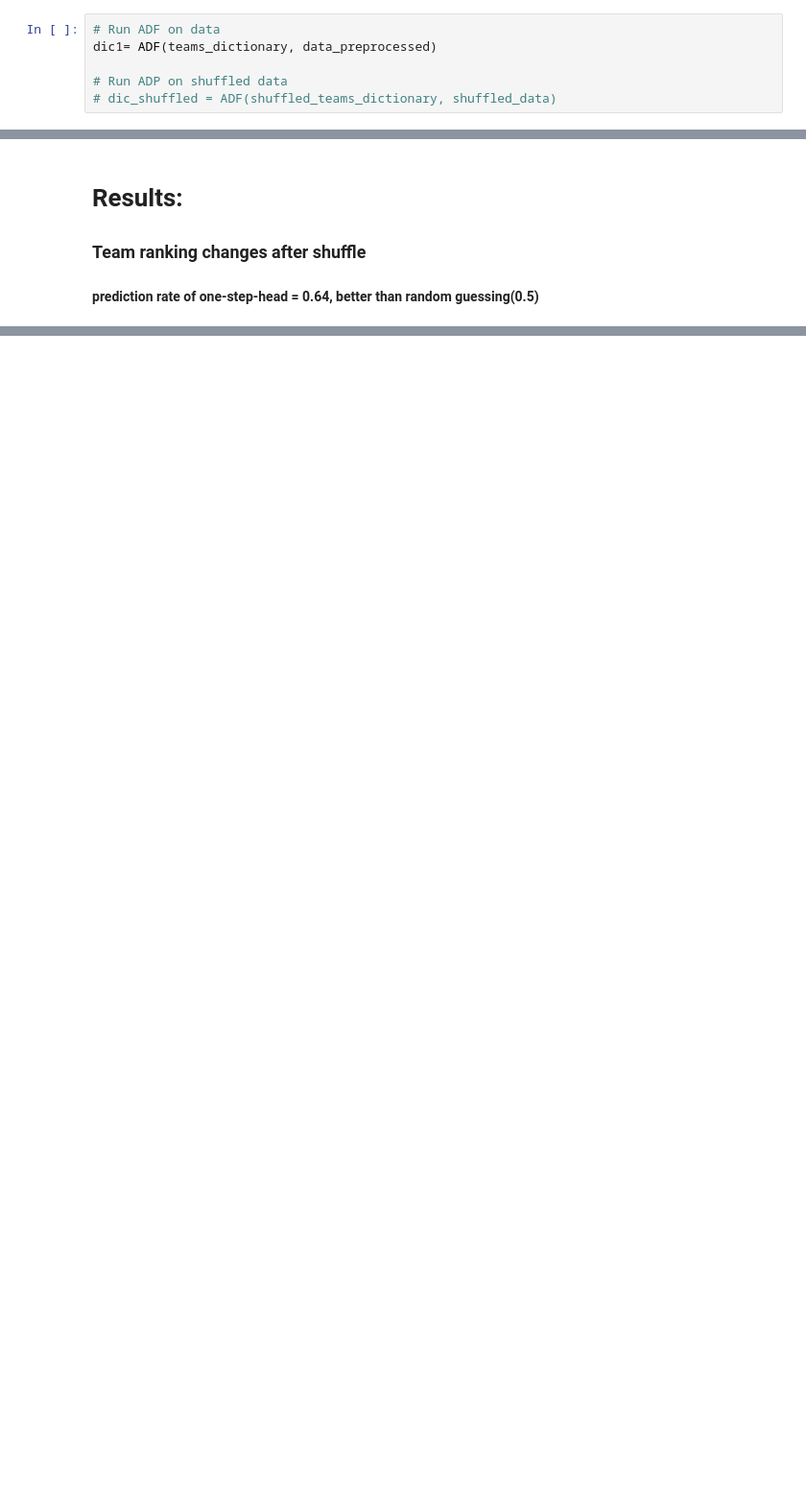
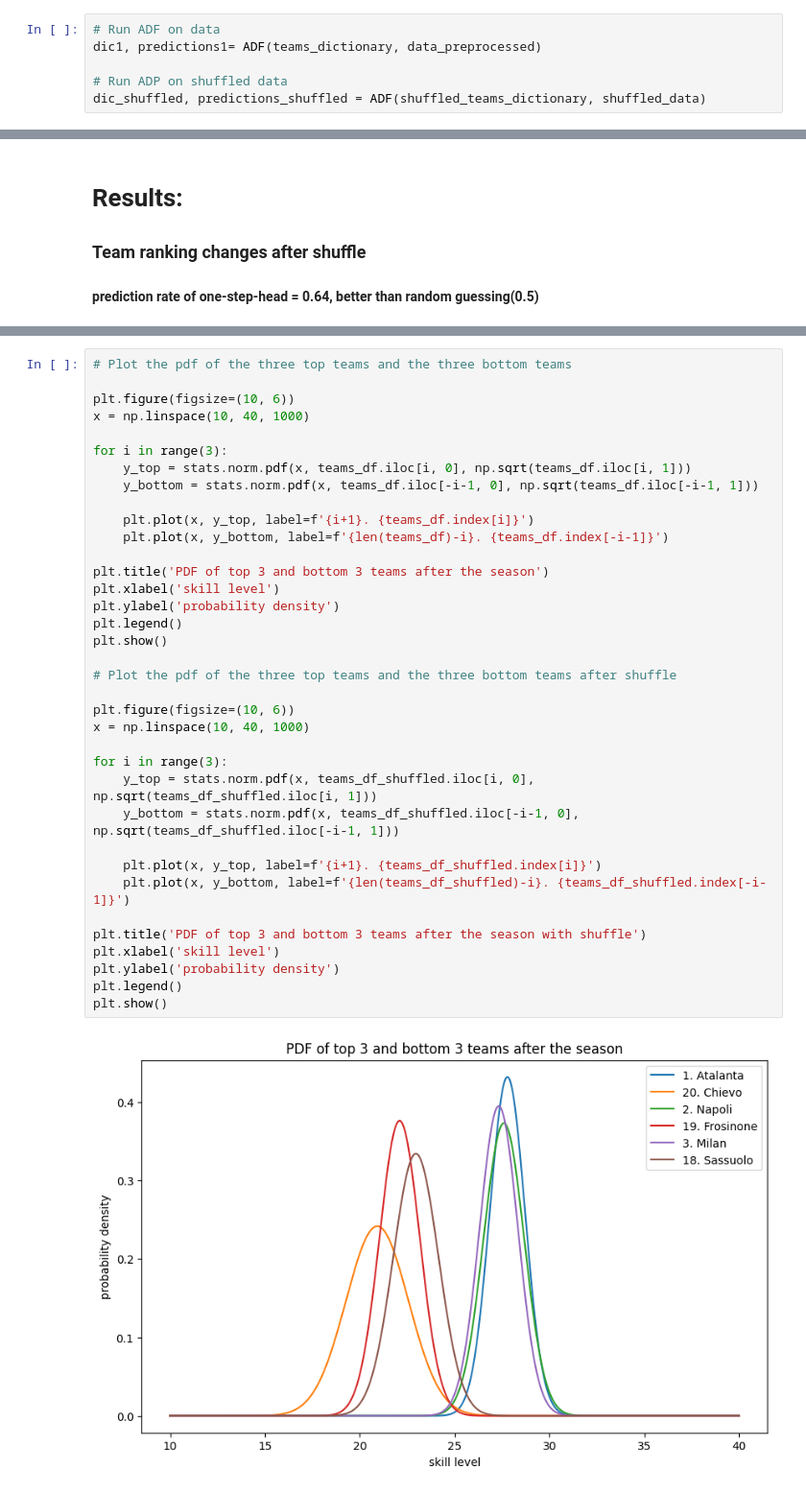
Before and after one commit to marvanG/APML-project-2023, a Jupyter notebook: Q5_and_Q6.ipynb, the cells around one changed output, grey strips where cells are left out. Shown at 96% size. Cells and saved outputs as stored; diff of their text form; blank space fills up the shorter version.

```diff
--- a/Q5_and_Q6.ipynb
+++ b/Q5_and_Q6.ipynb
@@ -117,7 +128,7 @@ def ADF(teams_dictionary, dataframe):
 ## Q5 & Q6: Run functions
 # %%
 # Run ADF on data
-dic1= ADF(teams_dictionary, data_preprocessed)
+dic1, predictions1= ADF(teams_dictionary, data_preprocessed)
 
 # Run ADP on shuffled data
-# dic_shuffled = ADF(shuffled_teams_dictionary, shuffled_data)
+dic_shuffled, predictions_shuffled = ADF(shuffled_teams_dictionary, shuffled_data)
@@ -190,0 +211,38 @@ variance of team 1: 0.0014074318944179067
+# %%
+# Plot the pdf of the three top teams and the three bottom teams
+
+plt.figure(figsize=(10, 6))
+x = np.linspace(10, 40, 1000)
+
+for i in range(3):
+    y_top = stats.norm.pdf(x, teams_df.iloc[i, 0], np.sqrt(teams_df.iloc[i, 1]))
+    y_bottom = stats.norm.pdf(x, teams_df.iloc[-i-1, 0], np.sqrt(teams_df.iloc[-i-1, 1]))
+
+    plt.plot(x, y_top, label=f'{i+1}. {teams_df.index[i]}')
+    plt.plot(x, y_bottom, label=f'{len(teams_df)-i}. {teams_df.index[-i-1]}')
+
+plt.title('PDF of top 3 and bottom 3 teams after the season')
+plt.xlabel('skill level')
+plt.ylabel('probability density')
+plt.legend()
+plt.show()
+
+# Plot the pdf of the three top teams and the three bottom teams after shuffle
+
+plt.figure(figsize=(10, 6))
+x = np.linspace(10, 40, 1000)
+
+for i in range(3):
+    y_top = stats.norm.pdf(x, teams_df_shuffled.iloc[i, 0], np.sqrt(teams_df_shuffled.iloc[i, 1]))
+    y_bottom = stats.norm.pdf(x, teams_df_shuffled.iloc[-i-1, 0], np.sqrt(teams_df_shuffled.iloc[-i-1, 1]))
+
+    plt.plot(x, y_top, label=f'{i+1}. {teams_df_shuffled.index[i]}')
+    plt.plot(x, y_bottom, label=f'{len(teams_df_shuffled)-i}. {teams_df_shuffled.index[-i-1]}')
+
+plt.title('PDF of top 3 and bottom 3 teams after the season with shuffle')
+plt.xlabel('skill level')
+plt.ylabel('probability density')
+plt.legend()
+plt.show()
+# %% [output]
+[figure, added]
```
Also changed, not shown: parts of 7 cells of this notebook, 2 other files.
